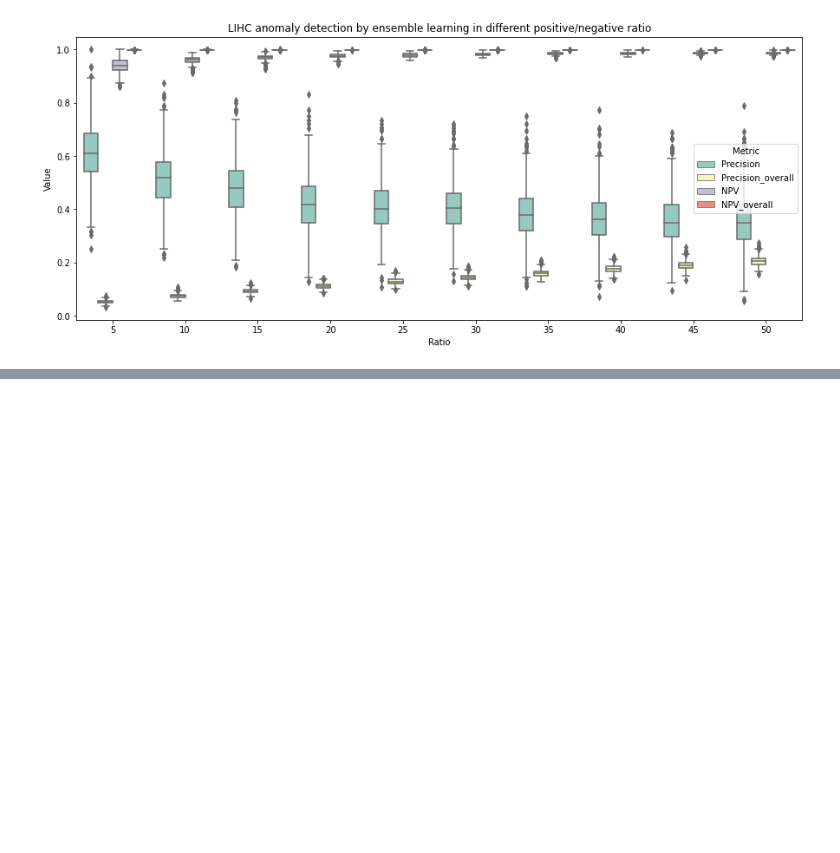
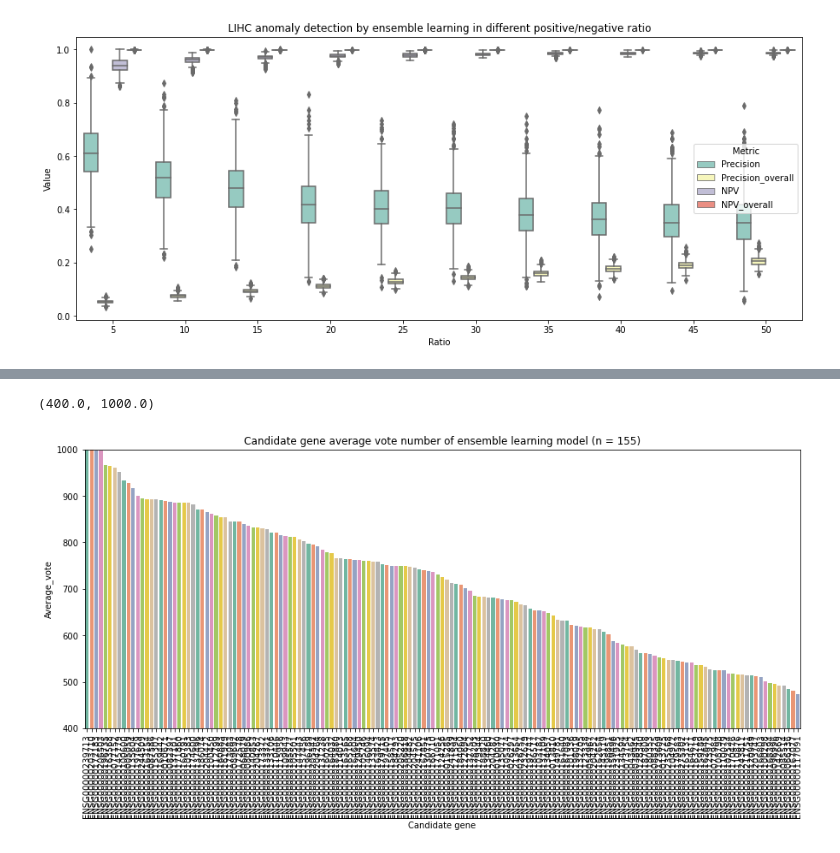
Before and after one commit to brucewu1996/LIHC-Anomaly-detection, a Jupyter notebook: lihc_anomaly_detection.ipynb, the cells around one changed output, grey strips where cells are left out. Cells and saved outputs as stored; diff of their text form; code cells hidden in the pictures; blank space fills up the shorter version.

```diff
--- a/lihc_anomaly_detection.ipynb
+++ b/lihc_anomaly_detection.ipynb
@@ -115,6 +113,7 @@ hbv_idx = sample_df[sample_df['HBV'] == 'Positive'].index
 # %% [markdown]
 ### Standardization
 # %%
+path = '/home/bruce1996/data/LIHC_anomaly_detection/'
 lihc_df = pd.read_csv(path + 'lihc_coding_gene_exp_profile.txt',sep = '\t',index_col = 0)
 #standardization
 lihc_hbv_array = lihc_df.T.to_numpy()
@@ -399,0 +447,23 @@ plt.savefig(output_path + 'lihc_ae_ensemble_boxplot_only_HBV_positive.png',dpi =
+# %%
+ensemble_vote_of_np_25 = ensemble_result(r_path,499,25,10,19560)
+idx = ensemble_vote_of_np_25 > 0
+ensemble_pos_np_25 = list(lihc_df.index[idx])
+#
+candidate_gene = list(set(ocsvm_pos).intersection(ensemble_pos_np_25))
+for x in candidate_gene :
+    if x in ens_id :
+        candidate_gene.remove(x)
+# %%
+ensemble_vote_of_np_25 = ensemble_result(r_path,499,25,10,19560)
+idx = [x in candidate_gene for x in lihc_df.index]
+vote  = ensemble_vote_of_np_25[idx] / 10
+df = pd.DataFrame({'Candidate gene' : candidate_gene,'Average_vote' : vote})
+df = df.sort_values(by='Average_vote',ascending = False)
+plt.figure(figsize=(15,6))
+sns.barplot(data=df ,x = 'Candidate gene',y='Average_vote',palette="Set2")
+plt.xticks(rotation=90)
+plt.title("Candidate gene average vote number of ensemble learning model (n = 155)")
+plt.ylim((400,1000))
+# %% [output]
+(400.0, 1000.0)
+[figure, added]
```
Also changed, not shown: parts of 31 cells of this notebook, 1 other file.
